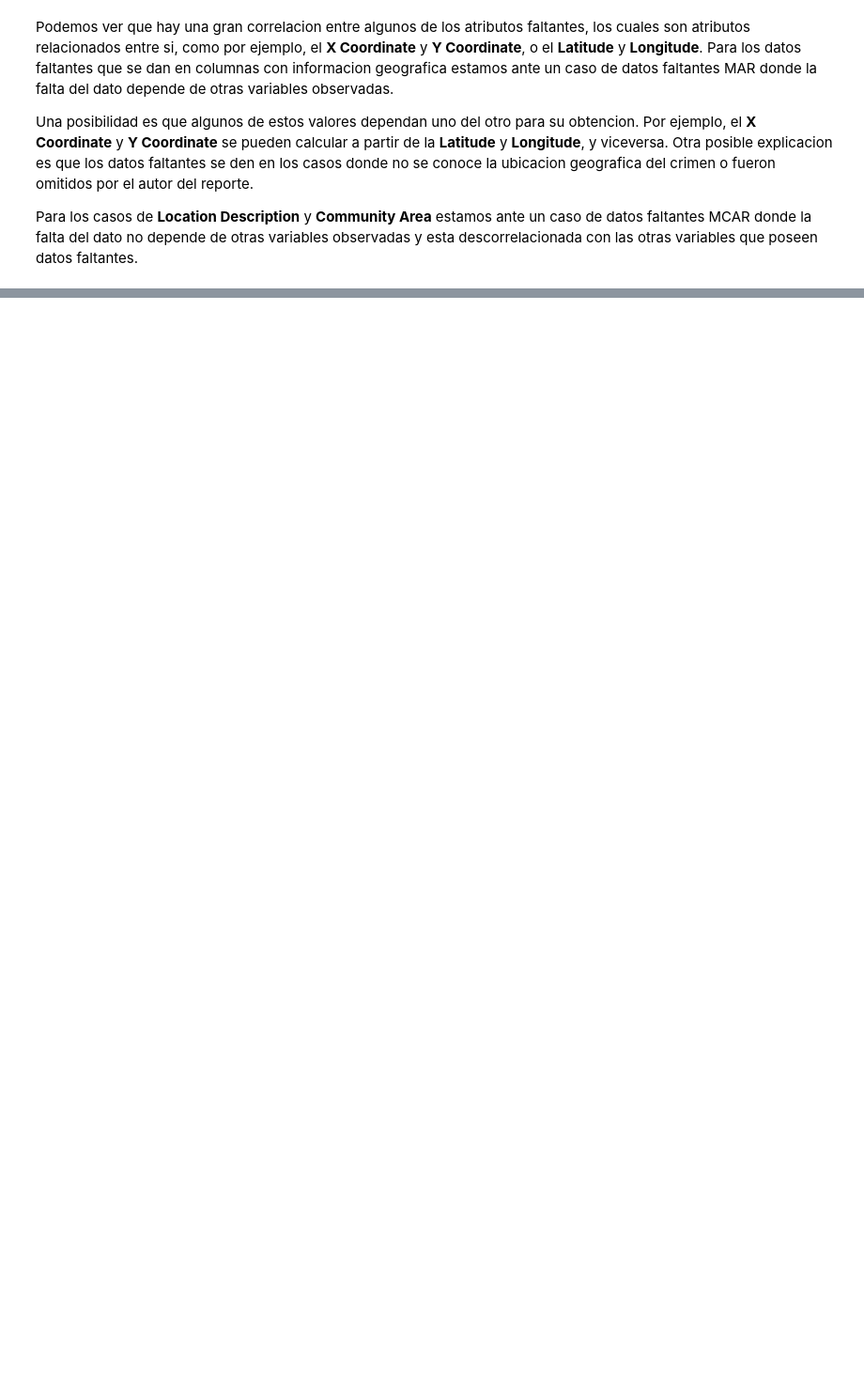
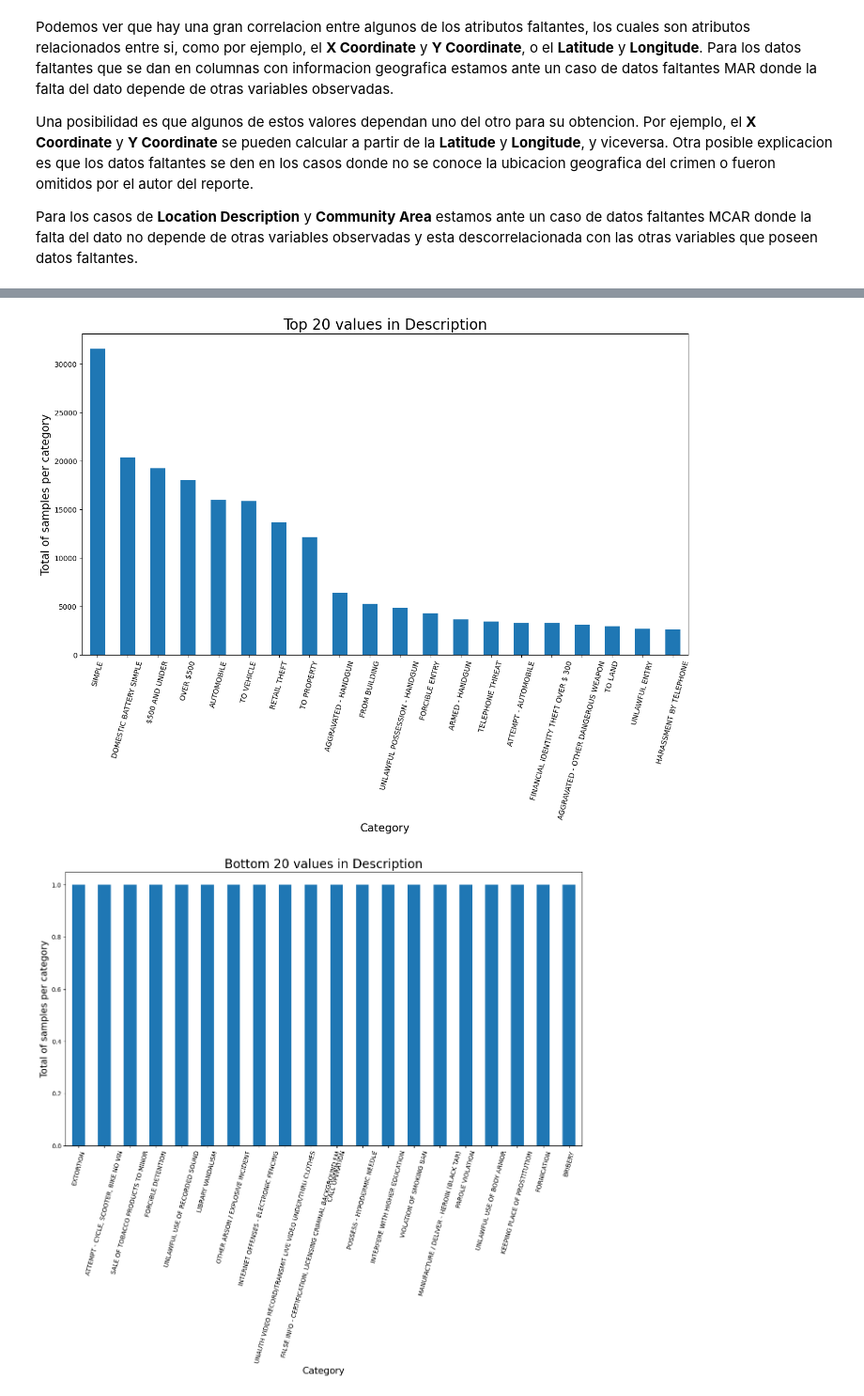
Before and after one commit to maximdorogov/fiuba-analisis-de-datos, a Jupyter notebook: tp1.ipynb, the cells around one changed output, grey strips where cells are left out. Shown at 94% size. Cells and saved outputs as stored; diff of their text form; code cells hidden in the pictures; blank space fills up the shorter version.

```diff
--- a/tp1.ipynb
+++ b/tp1.ipynb
@@ -275,0 +321,20 @@ plt.show()
+# %%
+n_show = 20
+
+for col in ['Description', 'IUCR', 'Location Description']:
+    df[col].value_counts().head(n_show).plot(kind='bar', figsize=(15, 8))
+    plt.title(f'Top {n_show} values in {col}', fontsize=20)
+    plt.xlabel('Category', fontsize=15)
+    plt.ylabel('Total of samples per category', fontsize=15)
+    plt.xticks(rotation=75)
+    plt.show()
+
+    df[col].value_counts().tail(n_show).plot(kind='bar', figsize=(15, 8))
+    plt.title(f'Bottom {n_show} values in {col}', fontsize=20)
+    plt.xlabel('Category', fontsize=15)
+    plt.ylabel('Total of samples per category', fontsize=15)
+    plt.xticks(rotation=75)
+    plt.show()
+# %% [output]
+[figure, added]
+[figure, added]
```
Also changed, not shown: parts of 8 cells of this notebook, 1 other file.
